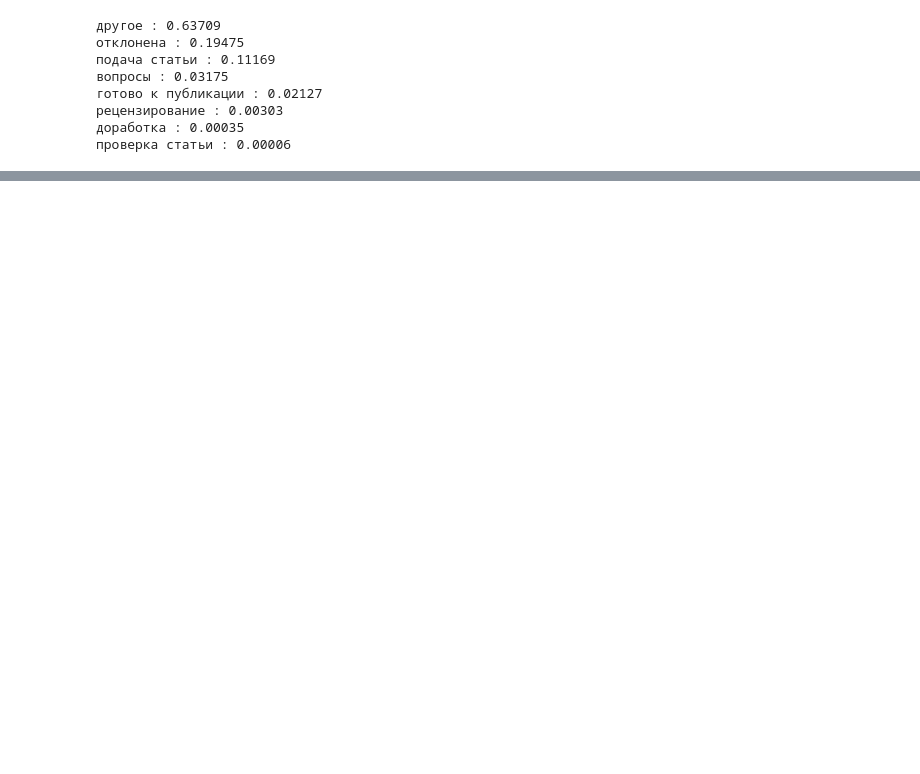
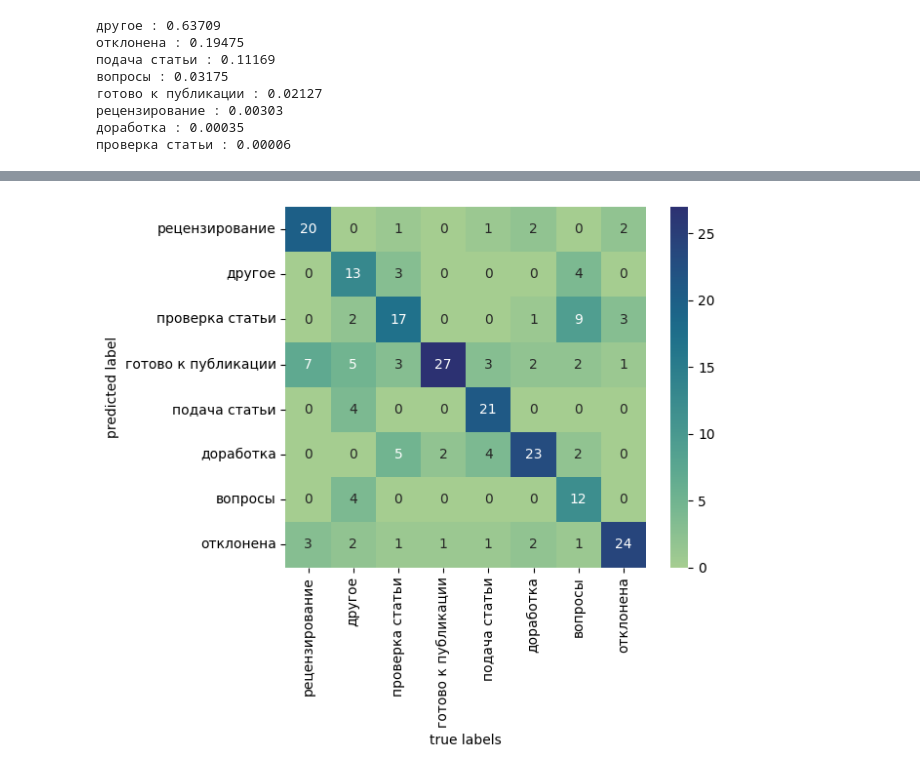
Before and after one commit to anastasia-1603/MailManagement, a Jupyter notebook: jupiter/NN_classification.ipynb, the cells around one changed output, grey strips where cells are left out. Cells and saved outputs as stored; diff of their text form; code cells hidden in the pictures; blank space fills up the shorter version.

```diff
--- a/jupiter/NN_classification.ipynb
+++ b/jupiter/NN_classification.ipynb
@@ -460,0 +556,23 @@ print(res)
+# %%
+def predict(text):
+
+    categories = ["вопросы", "готово к публикации",
+              "доработка", "другое", "отклонена",
+              "подача статьи", "проверка статьи", "рецензирование"]
+    result = {}
+    res = ''
+    if text is not None and text != '':
+        prob = predictCategory(text, model, navec, max_text_len)
+        for i in range(len(categories)):
+            category = categories[i]
+            result[category] = prob[0][i]
+
+        result_sorted = sorted(result.items(), key=lambda x: x[1], reverse=True)
+
+    else:
+        res = "Warning!"
+
+    return result_sorted[0][0]
+# %%
+text = '''здравствуйте отправляю вам статью с внесёнными изменениями в соответствии с замечаниями рецензента к статье прилагаю необходимые материалы'''
+predict(text)
@@ -460,0 +592,3 @@ print(res)
+# %%
+texts = new_df['text']
+y_labels = new_df['category']
@@ -460,0 +615,3 @@ print(res)
+# %%
+pred = [predict(text) for text in texts]
+pred
@@ -460,0 +636,9 @@ print(res)
+# %%
+# pred = [predict(text) for text in X_text]
+mat = confusion_matrix(y_labels, pred)
+sns.heatmap(mat.T, square = True, annot=True, fmt = "d", xticklabels=labels,yticklabels=labels, cmap="crest")
+plt.xlabel("true labels")
+plt.ylabel("predicted label")
+plt.show()
+# %% [output]
+[figure, added]
```
Also changed, not shown: parts of 29 cells of this notebook, 5 other files.
